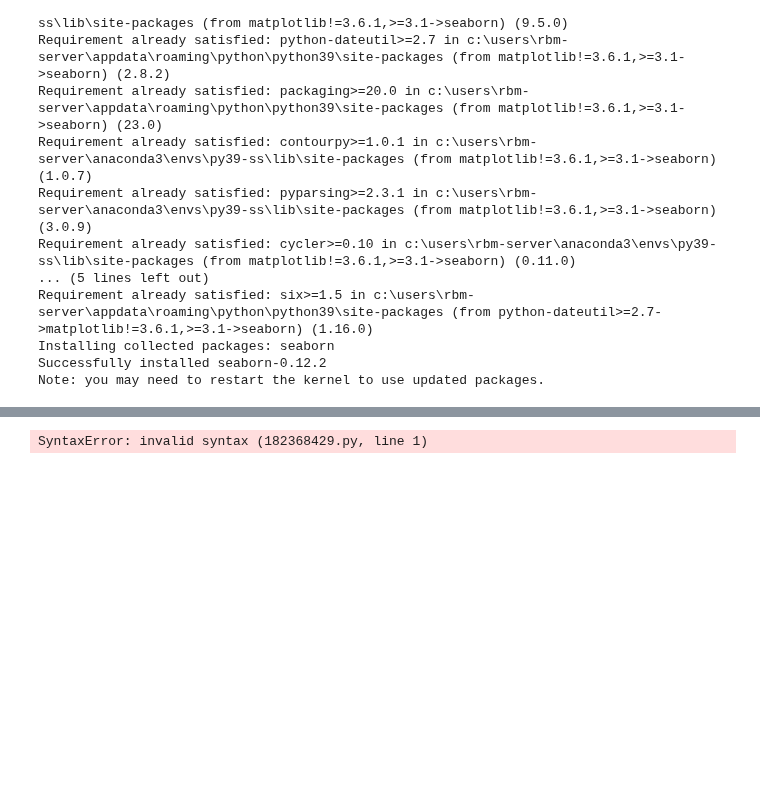
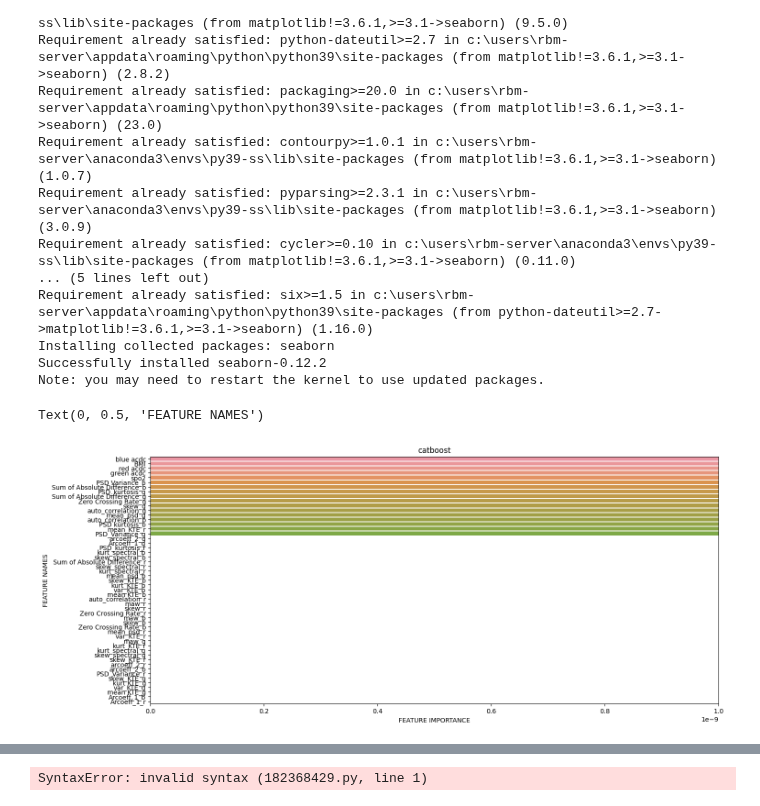
Before and after one commit to shamasatter/Estimating-HbA1c-from-PPG-using-ML, a Jupyter notebook: AC_DC_plot.ipynb, the cells around one changed output, grey strips where cells are left out. Saved outputs shown, nothing was run; the diff lists cells and outputs as text; code cells hidden in the pictures; blank space fills up the shorter version.

```diff
--- a/AC_DC_plot.ipynb
+++ b/AC_DC_plot.ipynb
@@ -1111,3 +1111,18 @@ import numpy as np
 import pandas as pd
 import matplotlib.pyplot as plt
 import seaborn as sns
+# %%
+a=[0.00000000e+00, 0.00000000e+00, 0.00000000e+00, 0.00000000e+00,
+       0.00000000e+00, 0.00000000e+00, 0.00000000e+00, 0.00000000e+00,
+       0.00000000e+00, 0.00000000e+00, 0.00000000e+00, 0.00000000e+00,
+       0.00000000e+00, 0.00000000e+00, 0.00000000e+00, 1.32951152e-02,
+       0.00000000e+00, 0.00000000e+00, 2.29112440e-01, 1.03813944e-01,
+       0.00000000e+00, 9.30556580e-02, 0.00000000e+00, 0.00000000e+00,
+       4.49628244e-01, 2.97389757e+00, 4.22008890e-03, 8.30868973e-02,
+       0.00000000e+00, 0.00000000e+00, 0.00000000e+00, 0.00000000e+00,
+       0.00000000e+00, 0.00000000e+00, 0.00000000e+00, 0.00000000e+00,
+       0.00000000e+00, 5.91787790e-02, 0.00000000e+00, 0.00000000e+00,
+       3.30992382e+00, 1.89782913e-02, 3.33551337e+00, 0.00000000e+00,
+       0.00000000e+00, 0.00000000e+00, 0.00000000e+00, 0.00000000e+00,
+       7.92433906e+00, 5.70891822e+01, 8.29812269e+00, 4.58139106e+00,
+       1.14332608e+01]
@@ -1113,0 +1161,22 @@ import seaborn as sns
+# %%
+feature_importance = np.array(a)
+feature_names = np.array(features_frame)
+
+#Create a DataFrame using a Dictionary
+data={'feature_names':feature_names,'feature_importance':feature_importance}
+fi_df = pd.DataFrame(data)
+
+#Sort the DataFrame in order decreasing feature importance
+fi_df.sort_values(by=['feature_importance'], ascending=False,inplace=True)
+#Define size of bar plot
+plt.figure(figsize=(16,7))
+#Plot Searborn bar chart
+sns.barplot(x=fi_df['feature_importance'], y=fi_df['feature_names'])
+#Add chart labels
+plt.title('catboost')
+plt.xlabel('FEATURE IMPORTANCE')
+plt.xlim(0,0.000000001)
+plt.ylabel('FEATURE NAMES')
+# %% [output]
+Text(0, 0.5, 'FEATURE NAMES')
+[figure, added]
```
Also changed, not shown: parts of 3 cells of this notebook, 9 other files.
